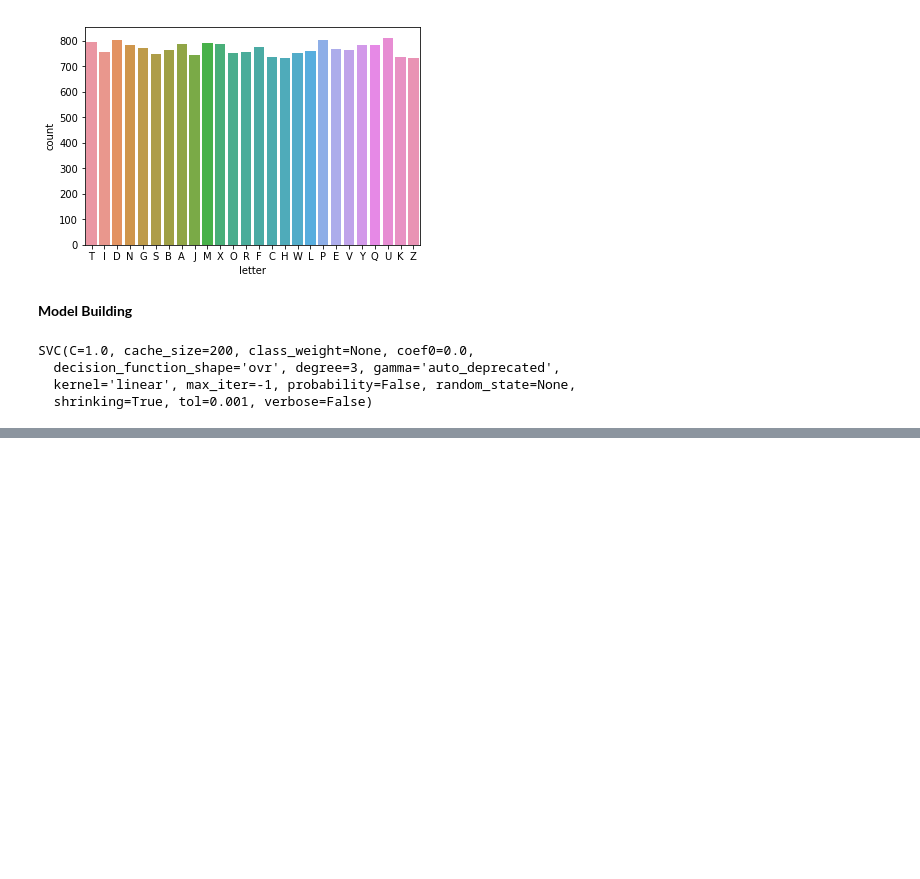
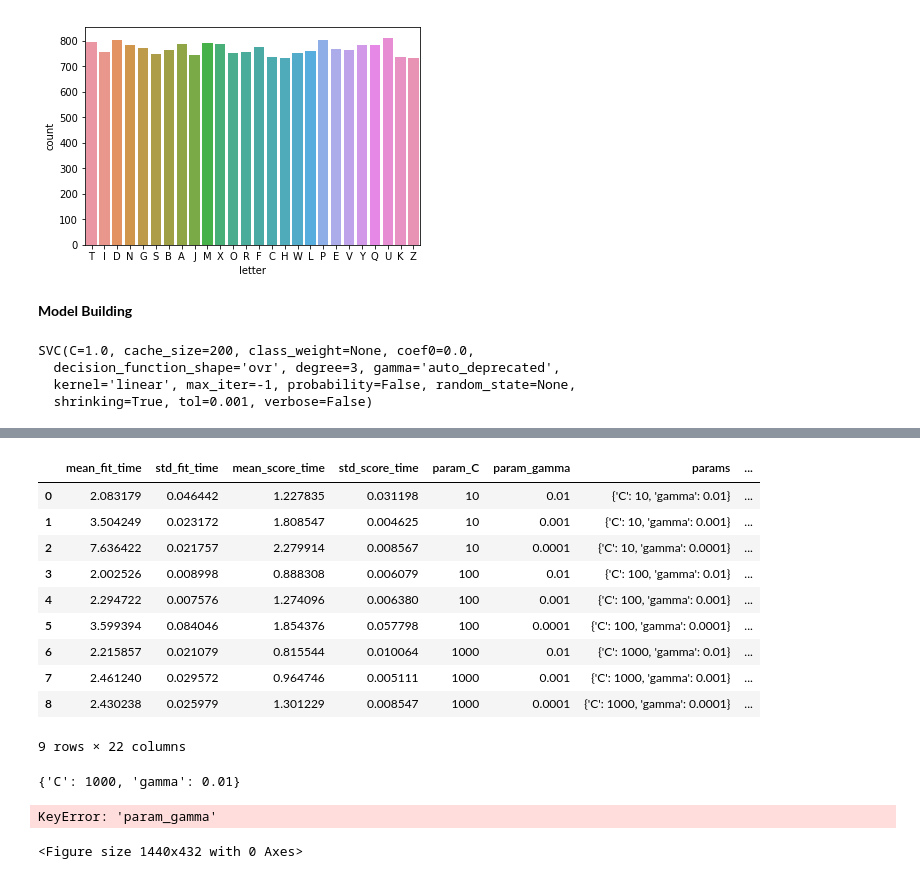
Before and after one commit to giri-sh-irke/letterrecognition, a Jupyter notebook: Letter Recognition in SVM.ipynb, the cells around one changed output, grey strips where cells are left out. Cells and saved outputs as stored; diff of their text form; code cells hidden in the pictures; blank space fills up the shorter version.

Commit message:
Added non-linear rbf model

```diff
--- a/Letter Recognition in SVM.ipynb
+++ b/Letter Recognition in SVM.ipynb
@@ -132,0 +155,6 @@ acc
+# %%
+#Non-Linear kernel
+
+non_linear_model = SVC(kernel = 'rbf')
+non_linear_model.fit(X_train,y_train)
+y_pred = non_linear_model.predict(X_test)
@@ -132,0 +171,15 @@ acc
+# %%
+folds = KFold(n_splits=5, shuffle=True, random_state=101)
+# %%
+h_param = [{'gamma':[1e-2, 1e-3, 1e-4],
+           'C': [10,100,1000]}]
+# %%
+model = SVC(kernel='rbf')
+
+model_cv = GridSearchCV(estimator=model,
+                       param_grid=h_param,
+                       scoring='accuracy',
+                       verbose=1,
+                        cv = folds,
+                       return_train_score=True)
+model_cv.fit(X_train,y_train)
@@ -132,0 +200,15 @@ acc
+# %%
+cv_res = pd.DataFrame(model_cv.cv_results_)
+cv_res
+# %% [output]
+|  | mean_fit_time | std_fit_time | mean_score_time | std_score_time | param_C | param_gamma | params | ... |
+| 0 | 2.083179 | 0.046442 | 1.227835 | 0.031198 | 10 | 0.01 | {'C': 10, 'gamma': 0.01} | ... |
+| 1 | 3.504249 | 0.023172 | 1.808547 | 0.004625 | 10 | 0.001 | {'C': 10, 'gamma': 0.001} | ... |
+| 2 | 7.636422 | 0.021757 | 2.279914 | 0.008567 | 10 | 0.0001 | {'C': 10, 'gamma': 0.0001} | ... |
+| 3 | 2.002526 | 0.008998 | 0.888308 | 0.006079 | 100 | 0.01 | {'C': 100, 'gamma': 0.01} | ... |
+| 4 | 2.294722 | 0.007576 | 1.274096 | 0.006380 | 100 | 0.001 | {'C': 100, 'gamma': 0.001} | ... |
+| 5 | 3.599394 | 0.084046 | 1.854376 | 0.057798 | 100 | 0.0001 | {'C': 100, 'gamma': 0.0001} | ... |
+| 6 | 2.215857 | 0.021079 | 0.815544 | 0.010064 | 1000 | 0.01 | {'C': 1000, 'gamma': 0.01} | ... |
+| 7 | 2.461240 | 0.029572 | 0.964746 | 0.005111 | 1000 | 0.001 | {'C': 1000, 'gamma': 0.001} | ... |
+| 8 | 2.430238 | 0.025979 | 1.301229 | 0.008547 | 1000 | 0.0001 | {'C': 1000, 'gamma': 0.0001} | ... |
+9 rows × 22 columns
@@ -132,0 +218,4 @@ acc
+# %%
+best_hyperparams
+# %% [output]
+{'C': 1000, 'gamma': 0.01}
@@ -132,0 +224,10 @@ acc
+# %%
+import matplotlib.pyplot as plt
+plt.figure(figsize=(20,6))
+
+gamma_01 = cv_res[cv_res['param_gamma']==0.01]
+plt.plot(gamma_01['param_C'],gamma_01['mean_test_score'])
+plt.plot(gamma_01['param_C'],gamma_01['mean_train_score'])
+# %% [output]
+KeyError: 'param_gamma'
+<Figure size 1440x432 with 0 Axes>
```
Also changed, not shown: parts of 10 cells of this notebook.
